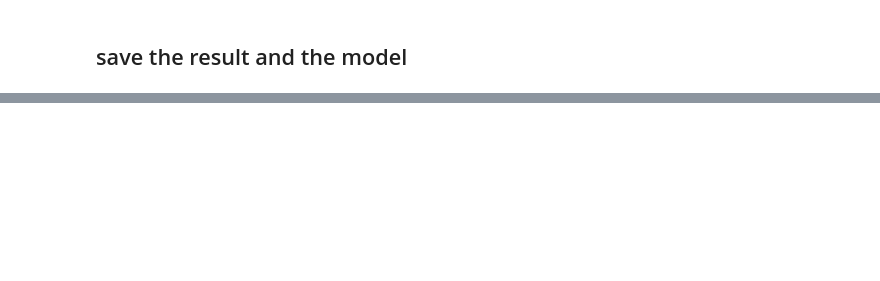
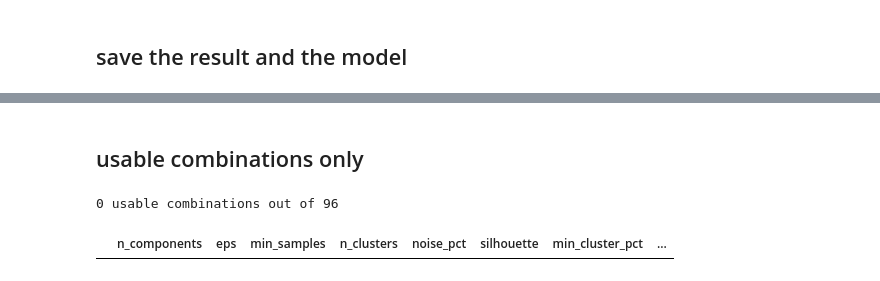
Before and after one commit to oelaimar/CardProfiler, a Jupyter notebook: notebooks/03_clustering.ipynb, the cells around one changed output, grey strips where cells are left out. Saved outputs shown, nothing was run; the diff lists cells and outputs as text; code cells hidden in the pictures; blank space fills up the shorter version.

```diff
--- a/notebooks/03_clustering.ipynb
+++ b/notebooks/03_clustering.ipynb
@@ -175,0 +218,13 @@ save_model({"pca": pca_kmeans, "kmeans": kmeans}, "kmeans_clustering.joblib")
+# %% [markdown]
+## usable combinations only
+# %%
+usable = grid_dbscan[
+    (grid_dbscan["n_clusters"] >= 2)
+    & (grid_dbscan["noise_pct"] < 5)
+    & (grid_dbscan["min_cluster_pct"] >= 10)
+]
+print(f"{len(usable)} usable combinations out of {len(grid_dbscan)}")
+usable.head(10)
+# %% [output]
+0 usable combinations out of 96
+|  | n_components | eps | min_samples | n_clusters | noise_pct | silhouette | min_cluster_pct | ... |
```
Also changed, not shown: parts of 6 cells of this notebook, 1 other file.
